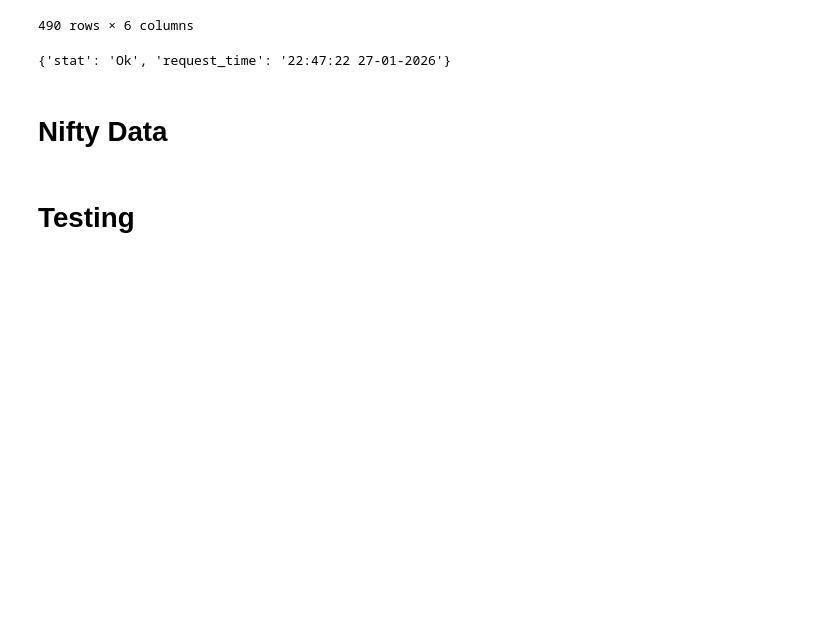
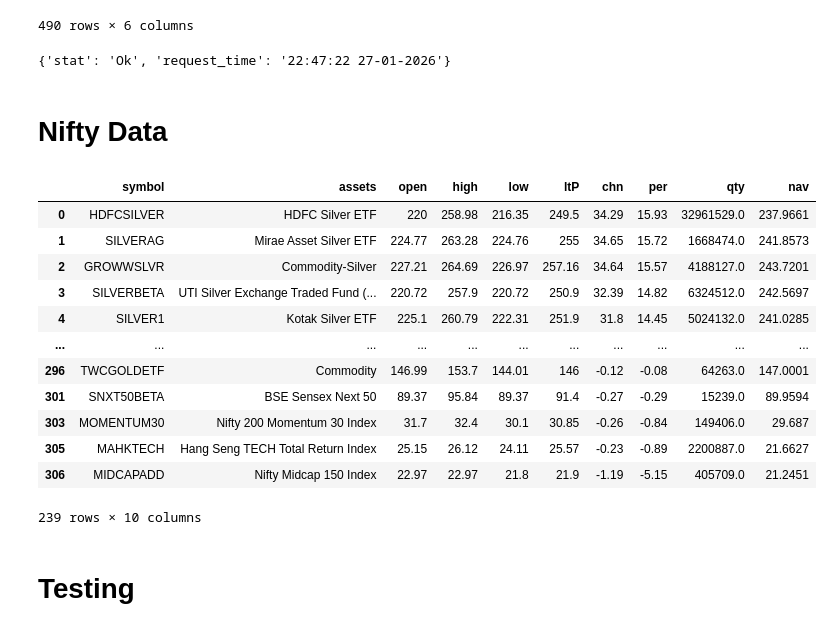
Before and after one commit to Indra-Learn/tdf-stack, a Jupyter notebook: tdf_notebooks/005_shoonya_algo.ipynb, the cells around one changed output. Drawn from its saved outputs; the diff is of its cells as text; code cells hidden in the pictures; blank space fills up the shorter version.

```diff
--- a/tdf_notebooks/005_shoonya_algo.ipynb
+++ b/tdf_notebooks/005_shoonya_algo.ipynb
@@ -235,3 +263,40 @@ shoonya_api.logout()
+# %%
+# get all nse etfs
+etf_data_url = "api/etf"
+etf_data = nse_fetch_data(nse_url=etf_data_url)
+etf_data_df = pd.DataFrame(etf_data.get('data'))
+
+# 'symbol', 'assets', 'open', 'high', 'low', 'ltP', 'chn', 'per', 'qty', 'trdVal', 'nav', 'wkhi', 'wklo', 'prevClose',
+# 'stockIndClosePrice', 'perChange365d', 'perChange30d', 'date365dAgo', 'date30dAgo', 'ypc',
+# 'mpc', 'xdt', 'cact', 'nearWKH', 'nearWKL', 'chartTodayPath', 'chart30dPath', 'chart365dPath', 'series', 'meta'
+
+# remove unnecessary columns
+etf_data_df = etf_data_df.loc[:, ['symbol', 'assets', 'open', 'high', 'low', 'ltP', 'chn', 'per', 'qty', 'nav']]
+
+# filter the etfs by, volumn > 10000
+etf_data_df['qty'] = etf_data_df['qty'].astype(float)
+etf_data_df = etf_data_df.loc[etf_data_df['qty'] >= 10000]
+
+# filter out bond etfs
+search_values_for_debt_etf = ['LIQUID', 'BOND', 'G-SEC', 'GSEC', 'GILT']
+pattern = '|'.join(search_values_for_debt_etf)
+etf_data_df = etf_data_df[~etf_data_df['assets'].str.contains(pattern, case=False, na=False)]
+# %%
+etf_data_df
+# %% [output]
+|  | symbol | assets | open | high | low | ltP | chn | per | qty | nav |
+| 0 | HDFCSILVER | HDFC Silver ETF | 220 | 258.98 | 216.35 | 249.5 | 34.29 | 15.93 | 32961529.0 | 237.9661 |
+| 1 | SILVERAG | Mirae Asset Silver ETF | 224.77 | 263.28 | 224.76 | 255 | 34.65 | 15.72 | 1668474.0 | 241.8573 |
+| 2 | GROWWSLVR | Commodity-Silver | 227.21 | 264.69 | 226.97 | 257.16 | 34.64 | 15.57 | 4188127.0 | 243.7201 |
+| 3 | SILVERBETA | UTI Silver Exchange Traded Fund (... | 220.72 | 257.9 | 220.72 | 250.9 | 32.39 | 14.82 | 6324512.0 | 242.5697 |
+| 4 | SILVER1 | Kotak Silver ETF | 225.1 | 260.79 | 222.31 | 251.9 | 31.8 | 14.45 | 5024132.0 | 241.0285 |
+| ... | ... | ... | ... | ... | ... | ... | ... | ... | ... | ... |
+| 296 | TWCGOLDETF | Commodity | 146.99 | 153.7 | 144.01 | 146 | -0.12 | -0.08 | 64263.0 | 147.0001 |
+| 301 | SNXT50BETA | BSE Sensex Next 50 | 89.37 | 95.84 | 89.37 | 91.4 | -0.27 | -0.29 | 15239.0 | 89.9594 |
+| 303 | MOMENTUM30 | Nifty 200 Momentum 30 Index | 31.7 | 32.4 | 30.1 | 30.85 | -0.26 | -0.84 | 149406.0 | 29.687 |
+| 305 | MAHKTECH | Hang Seng TECH Total Return Index | 25.15 | 26.12 | 24.11 | 25.57 | -0.23 | -0.89 | 2200887.0 | 21.6627 |
+| 306 | MIDCAPADD | Nifty Midcap 150 Index | 22.97 | 22.97 | 21.8 | 21.9 | -1.19 | -5.15 | 405709.0 | 21.2451 |
+239 rows × 10 columns
 # %% [markdown]
 # Testing
 # %%
```
Also changed, not shown: parts of 1 cell of this notebook, 1 other file.
